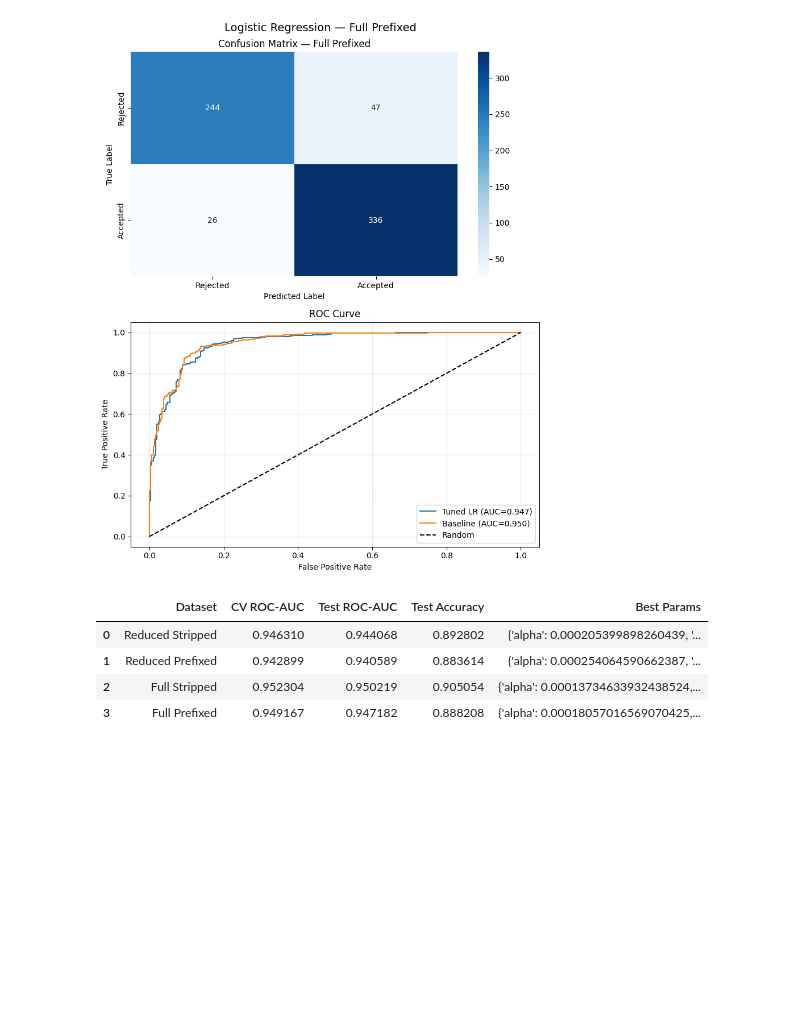
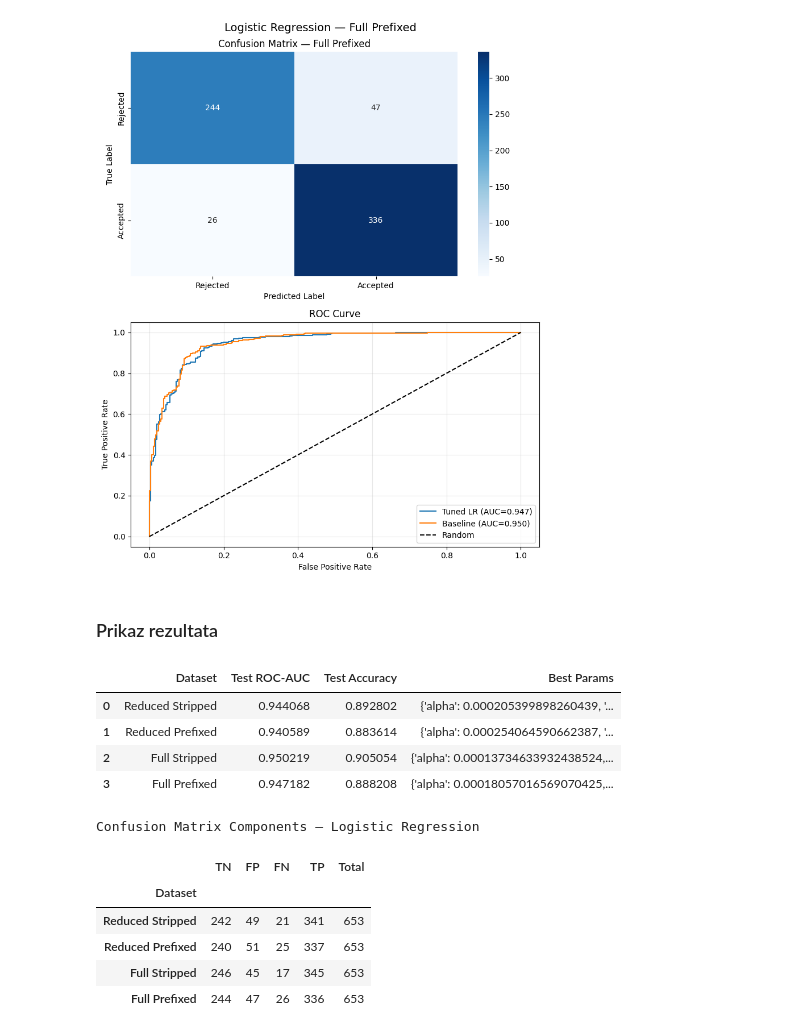
Before and after one commit to bogdanm0/farm_ad_analysis, a Jupyter notebook: Classification.ipynb, the cells around one changed output. Drawn from its saved outputs; the diff is of its cells as text; code cells hidden in the pictures; blank space fills up the shorter version.

```diff
--- a/Classification.ipynb
+++ b/Classification.ipynb
@@ -348,6 +375,8 @@ def run_random_forest_classification(X_train, X_test, y_train, y_test, dataset_n
     best_rf = random_search.best_estimator_
     y_pred = best_rf.predict(X_test)
     y_proba = best_rf.predict_proba(X_test)[:, 1]
+    cm = confusion_matrix(y_test, y_pred)
+    tn, fp, fn, tp = cm.ravel()
 
     print("\n── Random Forest Classifier Results ──────────────────────")
     print(f"Best CV ROC-AUC: {random_search.best_score_:.4f}")
@@ -390,8 +419,9 @@ def run_random_forest_classification(X_train, X_test, y_train, y_test, dataset_n
     metrics = {
         'test_accuracy': accuracy_score(y_test, y_pred),
         'test_roc_auc': roc_auc_score(y_test, y_proba),
-        'cv_roc_auc': random_search.best_score_,
-        'best_params': random_search.best_params_
+        'best_params': random_search.best_params_,
+        'TN': tn, 'FP': fp, 'FN': fn, 'TP': tp
+
     }
     return best_rf, metrics
 # %% [markdown]
@@ -624,6 +661,8 @@ def run_xgboost_classification_val(X_train, X_test, y_train, y_test, dataset_nam
 
     y_pred = final_xgb.predict(X_test)
     y_proba = final_xgb.predict_proba(X_test)[:, 1]
+    cm = confusion_matrix(y_test, y_pred)
+    tn, fp, fn, tp = cm.ravel()
 
     print(f"\n── Tuned XGBoost vs Baseline ───────────────────────────")
     print(f"{'':12}  {'Tuned XGB':>10}  {'Baseline':>10}")
@@ -673,6 +712,8 @@ def run_xgboost_classification_val(X_train, X_test, y_train, y_test, dataset_nam
         'test_accuracy': accuracy_score(y_test, y_pred),
         'test_roc_auc': roc_auc_score(y_test, y_proba),
         'val_roc_auc': best_val_auc,
-        'best_params': best_params
+        'best_params': best_params,
+        'TN': tn, 'FP': fp, 'FN': fn, 'TP': tp
+
     }
     return final_xgb, metrics
@@ -806,6 +879,8 @@ def run_svm_classification(X_train, X_test, y_train, y_test, dataset_name, n_ite
     best_svm = random_search.best_estimator_
     y_pred = best_svm.predict(X_test)
     y_scores = best_svm.decision_function(X_test)
+    cm = confusion_matrix(y_test, y_pred)
+    tn, fp, fn, tp = cm.ravel()
 
     print(f"\n── Tuned SVM vs Baseline ───────────────────────────────")
     print(f"Best CV ROC-AUC: {random_search.best_score_:.4f}")
@@ -852,7 +927,7 @@ def run_svm_classification(X_train, X_test, y_train, y_test, dataset_name, n_ite
     metrics = {
         'test_accuracy': accuracy_score(y_test, y_pred),
         'test_roc_auc': roc_auc_score(y_test, y_scores),
-        'cv_roc_auc': random_search.best_score_,
-        'best_params': random_search.best_params_
+        'best_params': random_search.best_params_,
+        'TN': tn, 'FP': fp, 'FN': fn, 'TP': tp
     }
     return best_svm, metrics
@@ -1004,6 +1093,8 @@ def run_logistic_regression_classification(X_train, X_test, y_train, y_test, dat
     best_lr = random_search.best_estimator_
     y_pred = best_lr.predict(X_test)
     y_proba = best_lr.predict_proba(X_test)[:, 1]
+    cm = confusion_matrix(y_test, y_pred)
+    tn, fp, fn, tp = cm.ravel()
 
     print(f"\n── Tuned Logistic Regression vs Baseline ──────────────")
     print(f"Best CV ROC-AUC: {random_search.best_score_:.4f}")
@@ -1050,7 +1141,7 @@ def run_logistic_regression_classification(X_train, X_test, y_train, y_test, dat
     metrics = {
         'test_accuracy': accuracy_score(y_test, y_pred),
         'test_roc_auc': roc_auc_score(y_test, y_proba),
-        'cv_roc_auc': random_search.best_score_,
-        'best_params': random_search.best_params_
+        'best_params': random_search.best_params_,
+        'TN': tn, 'FP': fp, 'FN': fn, 'TP': tp
     }
     return best_lr, metrics
@@ -1141,24 +1234,33 @@ ROC-AUC:   0.9503
    macro avg       0.89      0.88      0.89       653
 weighted avg       0.89      0.89      0.89       653
 [figure]
+# %% [markdown]
+### Prikaz rezultata
 # %%
 summary_lr = pd.DataFrame([
     {
         'Dataset': name,
-        'CV ROC-AUC': res['cv_roc_auc'],
         'Test ROC-AUC': res['test_roc_auc'],
         'Test Accuracy': res['test_accuracy'],
         'Best Params': res['best_params']
     }
     for name, res in lr_results.items()
 ])
 display(summary_lr)
+show_confusion_table(lr_results, 'Logistic Regression')
 # %% [output]
-|  | Dataset | CV ROC-AUC | Test ROC-AUC | Test Accuracy | Best Params |
-| 0 | Reduced Stripped | 0.946310 | 0.944068 | 0.892802 | {'alpha': 0.000205399898260439, '... |
-| 1 | Reduced Prefixed | 0.942899 | 0.940589 | 0.883614 | {'alpha': 0.000254064590662387, '... |
-| 2 | Full Stripped | 0.952304 | 0.950219 | 0.905054 | {'alpha': 0.00013734633932438524,... |
-| 3 | Full Prefixed | 0.949167 | 0.947182 | 0.888208 | {'alpha': 0.00018057016569070425,... |
+|  | Dataset | Test ROC-AUC | Test Accuracy | Best Params |
+| 0 | Reduced Stripped | 0.944068 | 0.892802 | {'alpha': 0.000205399898260439, '... |
+| 1 | Reduced Prefixed | 0.940589 | 0.883614 | {'alpha': 0.000254064590662387, '... |
+| 2 | Full Stripped | 0.950219 | 0.905054 | {'alpha': 0.00013734633932438524,... |
+| 3 | Full Prefixed | 0.947182 | 0.888208 | {'alpha': 0.00018057016569070425,... |
+Confusion Matrix Components — Logistic Regression
+|  | TN | FP | FN | TP | Total |
+| Dataset |  |  |  |  |  |
+| Reduced Stripped | 242 | 49 | 21 | 341 | 653 |
+| Reduced Prefixed | 240 | 51 | 25 | 337 | 653 |
+| Full Stripped | 246 | 45 | 17 | 345 | 653 |
+| Full Prefixed | 244 | 47 | 26 | 336 | 653 |
 # %%
 all_results = []
 
```
Also changed, not shown: parts of 23 cells of this notebook, 25 other files.
